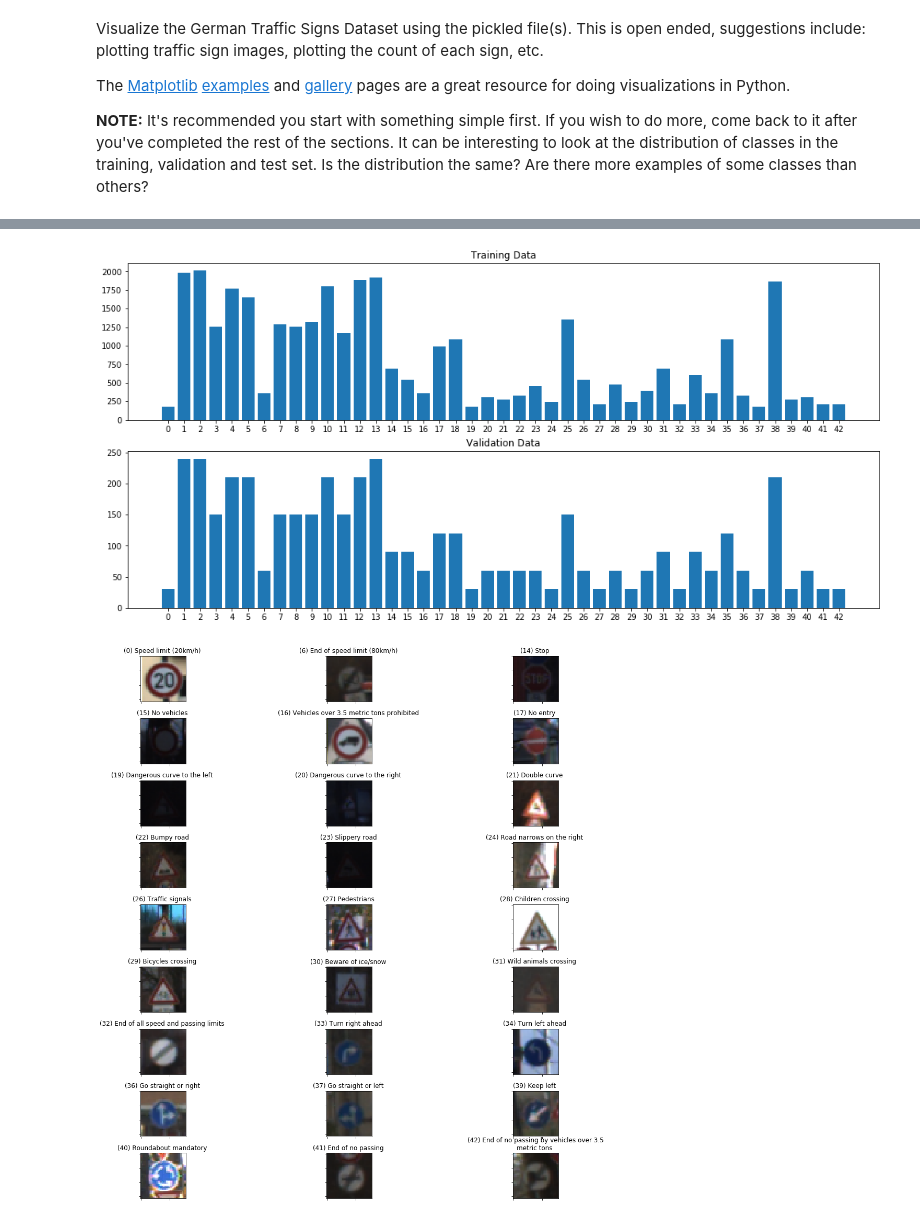
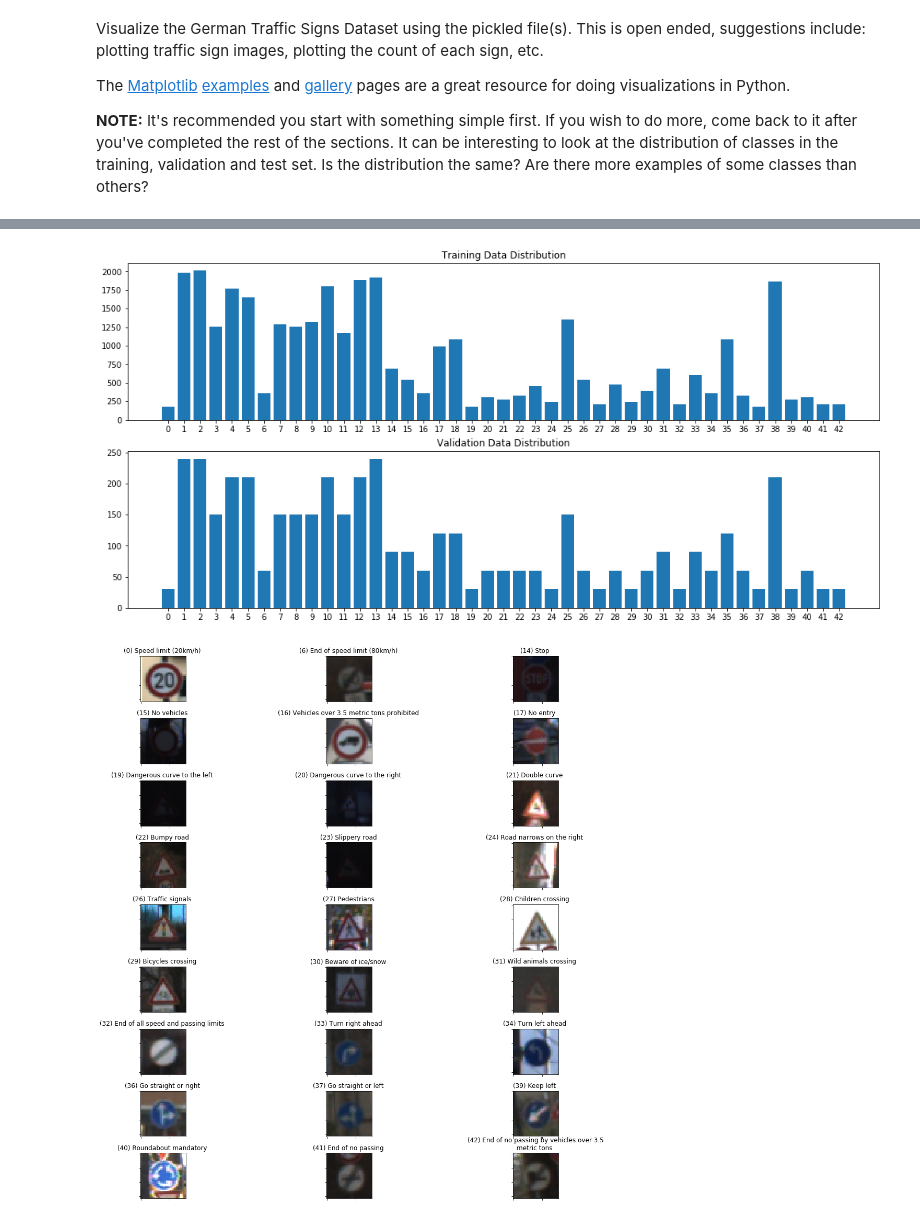
Before and after one commit to nins-k/CarND-Traffic-Sign-Classifier-Project, a Jupyter notebook: Traffic_Sign_Classifier.ipynb, the cells around one changed output, grey strips where cells are left out. Cells and saved outputs as stored; diff of their text form; code cells hidden in the pictures.

```diff
--- a/Traffic_Sign_Classifier.ipynb
+++ b/Traffic_Sign_Classifier.ipynb
@@ -142,17 +141,17 @@ for index in range(len(examples)):
 # %%
 # Distribution of Training and Validation data
 
 fig, (h_train, h_valid) = plt.subplots(nrows=2, ncols=1, figsize=(17,8))
 
 train_bar = h_train.bar(range(43), np.unique(y_train, return_counts=True)[1])
 train_ticks = h_train.set_xticks(range(43))
-train_title = h_train.set_title("Training Data")
+train_title = h_train.set_title("Training Data Distribution")
 
 valid_bar = h_valid.bar(range(43), np.unique(y_valid, return_counts=True)[1])
 valid_ticks = h_valid.set_xticks(range(43))
-valid_title = h_valid.set_title("Validation Data")
+valid_title = h_valid.set_title("Validation Data Distribution")
 # %% [output]
-[figure, old version]
+[figure, new version]
 # %%
 # Select a base count threshold for image augmentation
 base = 1000
```
Also changed, not shown: parts of 11 cells of this notebook, 4 other files.
